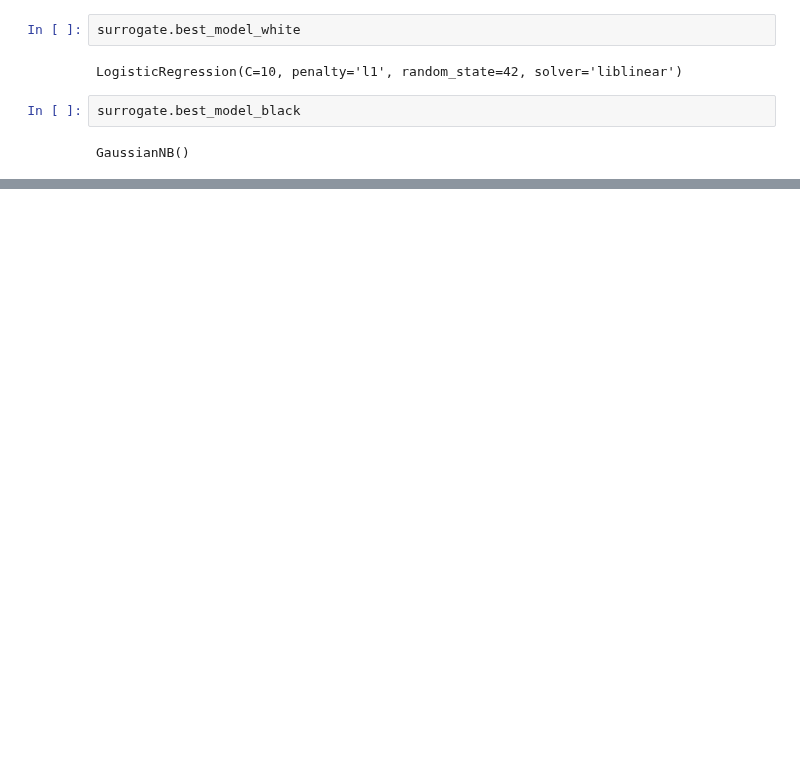
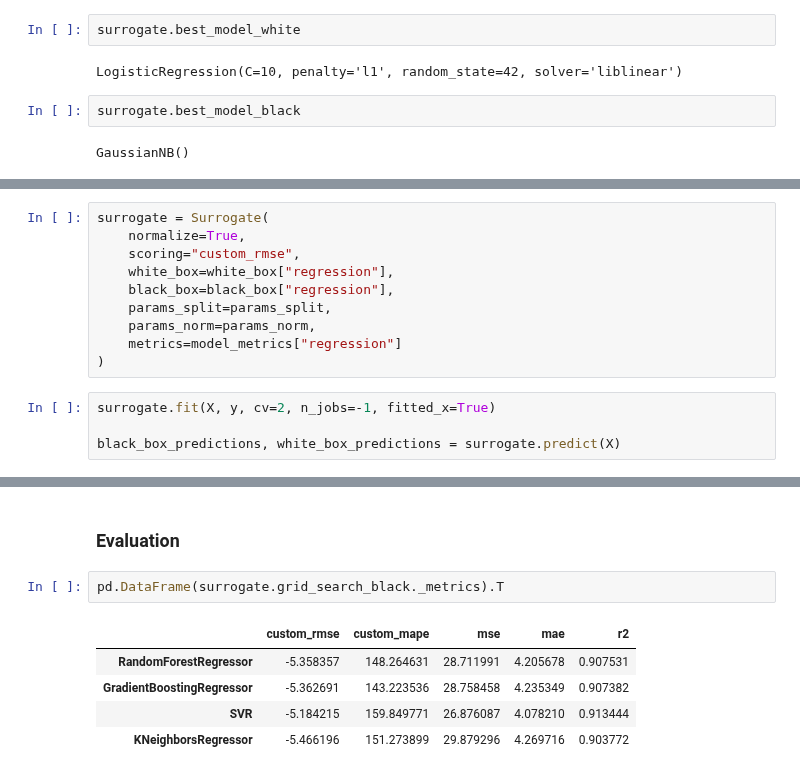
Before and after one commit to Manuelfjr/mlpr, a Jupyter notebook: notebooks/supervisioned/classification/03.ml_surrogates.ipynb, the cells around one changed output, grey strips where cells are left out. Drawn from its saved outputs; the diff is of its cells as text; blank space fills up the shorter version.

```diff
--- a/notebooks/supervisioned/classification/03.ml_surrogates.ipynb
+++ b/notebooks/supervisioned/classification/03.ml_surrogates.ipynb
@@ -183,0 +339,14 @@ GaussianNB()
+# %%
+surrogate = Surrogate(
+    normalize=True,
+    scoring="custom_rmse",
+    white_box=white_box["regression"],
+    black_box=black_box["regression"],
+    params_split=params_split,
+    params_norm=params_norm,
+    metrics=model_metrics["regression"]
+)
+# %%
+surrogate.fit(X, y, cv=2, n_jobs=-1, fitted_x=True)
+
+black_box_predictions, white_box_predictions = surrogate.predict(X)
@@ -183,0 +373,10 @@ GaussianNB()
+# %% [markdown]
+### Evaluation
+# %%
+pd.DataFrame(surrogate.grid_search_black._metrics).T
+# %% [output]
+|  | custom_rmse | custom_mape | mse | mae | r2 |
+| RandomForestRegressor | -5.358357 | 148.264631 | 28.711991 | 4.205678 | 0.907531 |
+| GradientBoostingRegressor | -5.362691 | 143.223536 | 28.758458 | 4.235349 | 0.907382 |
+| SVR | -5.184215 | 159.849771 | 26.876087 | 4.078210 | 0.913444 |
+| KNeighborsRegressor | -5.466196 | 151.273899 | 29.879296 | 4.269716 | 0.903772 |
```
Also changed, not shown: parts of 42 cells of this notebook, 5 other files.
